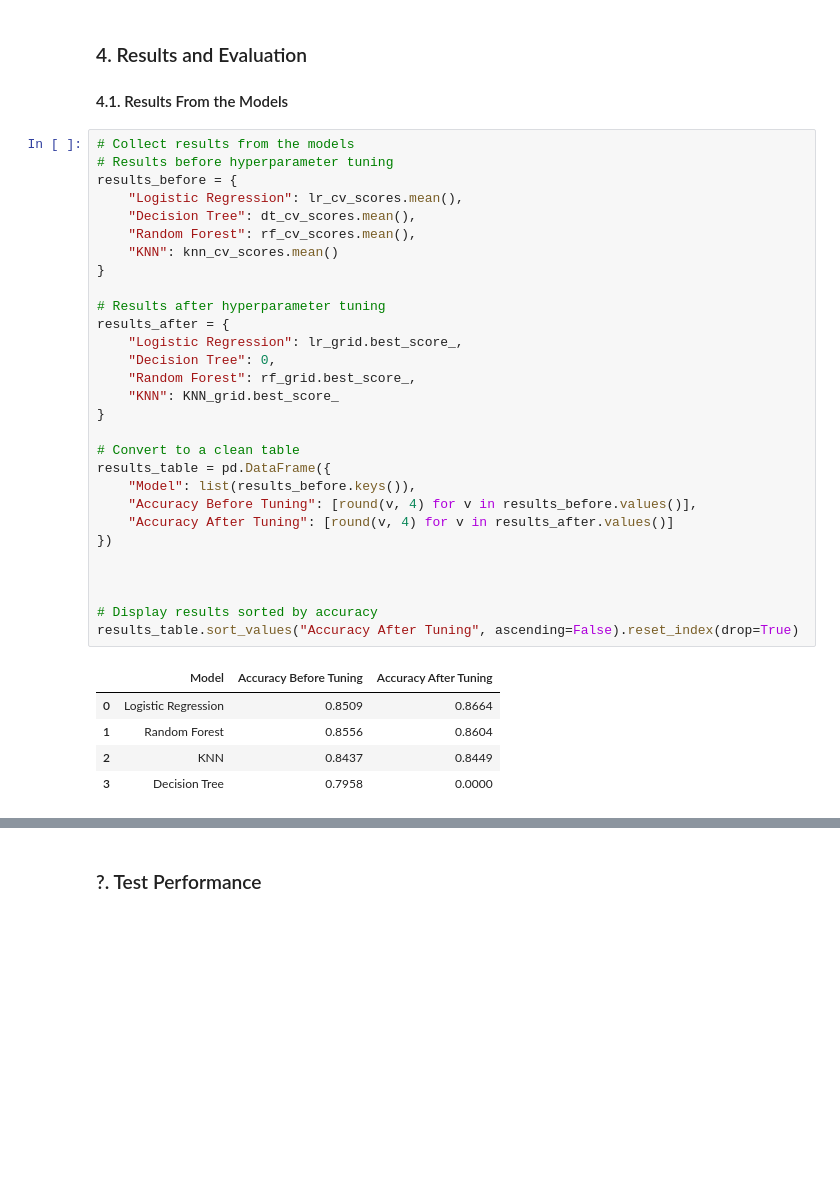
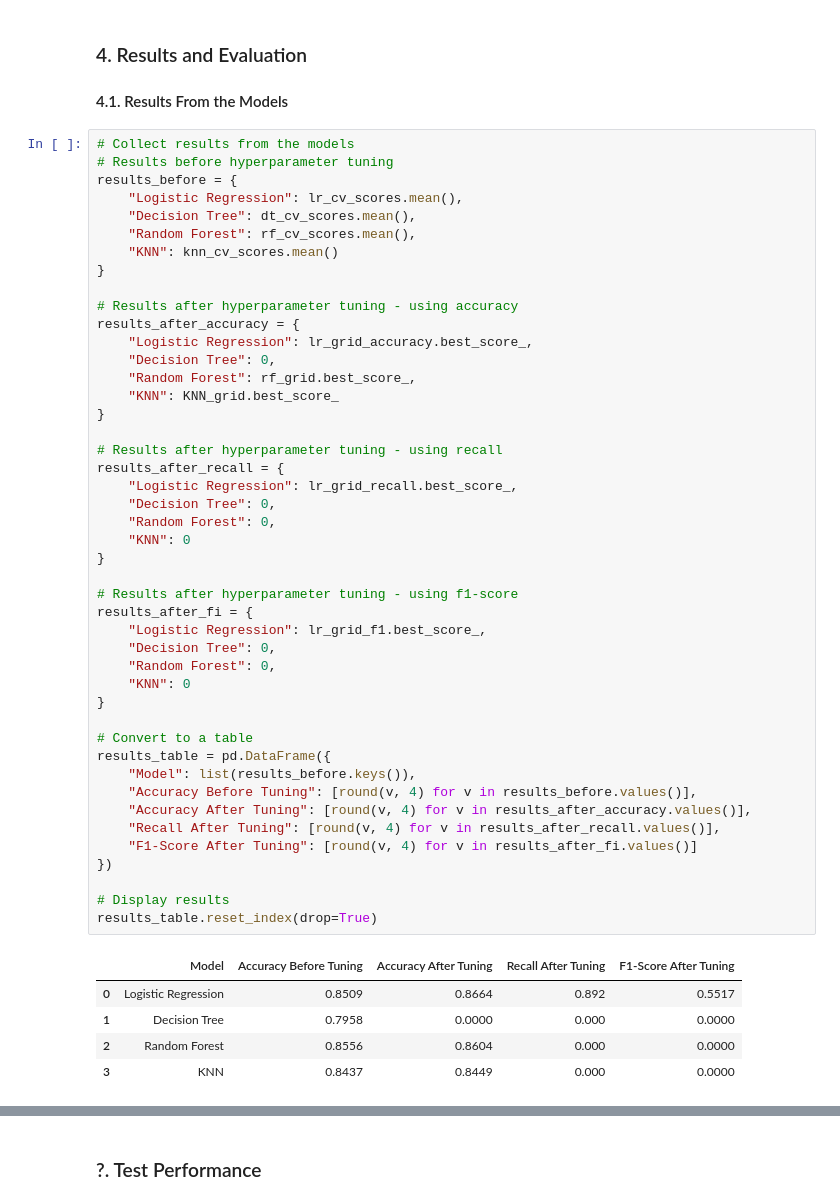
Before and after one commit to Avisonix/AML-Gruppe30, a Jupyter notebook: InProgess/IdaData.ipynb, the cells around one changed output, grey strips where cells are left out. Drawn from its saved outputs; the diff is of its cells as text; blank space fills up the shorter version.

Commit message:
resultatstabel + LR

```diff
--- a/InProgess/IdaData.ipynb
+++ b/InProgess/IdaData.ipynb
@@ -556,35 +557,51 @@ Best CV score: 0.8448602794411177
 # %%
 # Collect results from the models
 # Results before hyperparameter tuning
 results_before = {
     "Logistic Regression": lr_cv_scores.mean(),
     "Decision Tree": dt_cv_scores.mean(),
     "Random Forest": rf_cv_scores.mean(),
     "KNN": knn_cv_scores.mean()
 }
 
-# Results after hyperparameter tuning
-results_after = {
-    "Logistic Regression": lr_grid.best_score_,
+# Results after hyperparameter tuning - using accuracy
+results_after_accuracy = {
+    "Logistic Regression": lr_grid_accuracy.best_score_,
     "Decision Tree": 0,
     "Random Forest": rf_grid.best_score_,
     "KNN": KNN_grid.best_score_
 }
 
-# Convert to a clean table
+# Results after hyperparameter tuning - using recall
+results_after_recall = {
+    "Logistic Regression": lr_grid_recall.best_score_,
+    "Decision Tree": 0,
+    "Random Forest": 0,
+    "KNN": 0
+}
+
+# Results after hyperparameter tuning - using f1-score
+results_after_fi = {
+    "Logistic Regression": lr_grid_f1.best_score_,
+    "Decision Tree": 0,
+    "Random Forest": 0,
+    "KNN": 0
+}
+
+# Convert to a table
 results_table = pd.DataFrame({
     "Model": list(results_before.keys()),
     "Accuracy Before Tuning": [round(v, 4) for v in results_before.values()],
-    "Accuracy After Tuning": [round(v, 4) for v in results_after.values()]
+    "Accuracy After Tuning": [round(v, 4) for v in results_after_accuracy.values()],
+    "Recall After Tuning": [round(v, 4) for v in results_after_recall.values()],
+    "F1-Score After Tuning": [round(v, 4) for v in results_after_fi.values()]
 })
 
-
-
-# Display results sorted by accuracy
-results_table.sort_values("Accuracy After Tuning", ascending=False).reset_index(drop=True)
+# Display results
+results_table.reset_index(drop=True)
 # %% [output]
-|  | Model | Accuracy Before Tuning | Accuracy After Tuning |
-| 0 | Logistic Regression | 0.8509 | 0.8664 |
-| 1 | Random Forest | 0.8556 | 0.8604 |
-| 2 | KNN | 0.8437 | 0.8449 |
-| 3 | Decision Tree | 0.7958 | 0.0000 |
+|  | Model | Accuracy Before Tuning | Accuracy After Tuning | Recall After Tuning | F1-Score After Tuning |
+| 0 | Logistic Regression | 0.8509 | 0.8664 | 0.892 | 0.5517 |
+| 1 | Decision Tree | 0.7958 | 0.0000 | 0.000 | 0.0000 |
+| 2 | Random Forest | 0.8556 | 0.8604 | 0.000 | 0.0000 |
+| 3 | KNN | 0.8437 | 0.8449 | 0.000 | 0.0000 |
```
Also changed, not shown: parts of 7 cells of this notebook, 1 other file.
